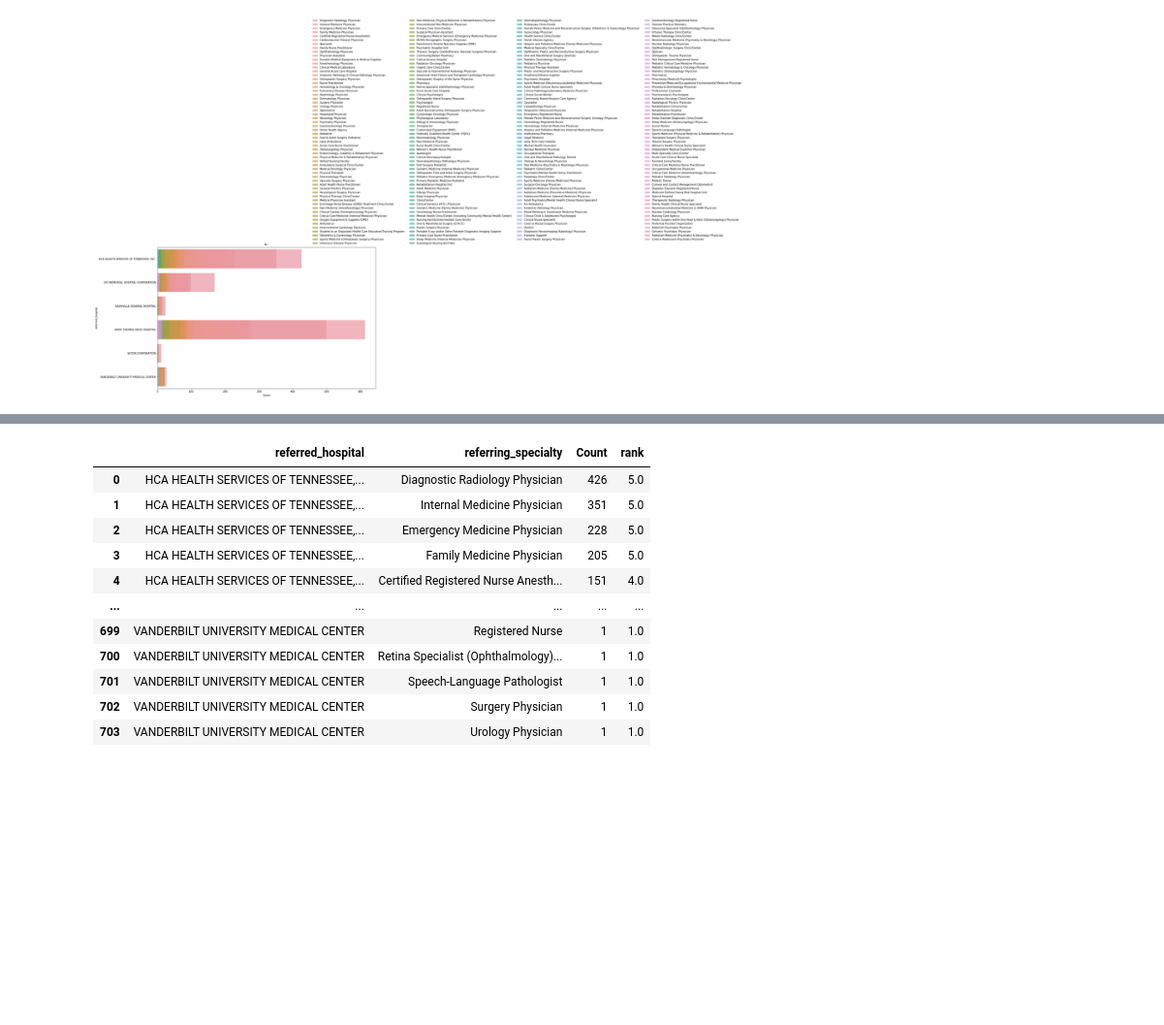
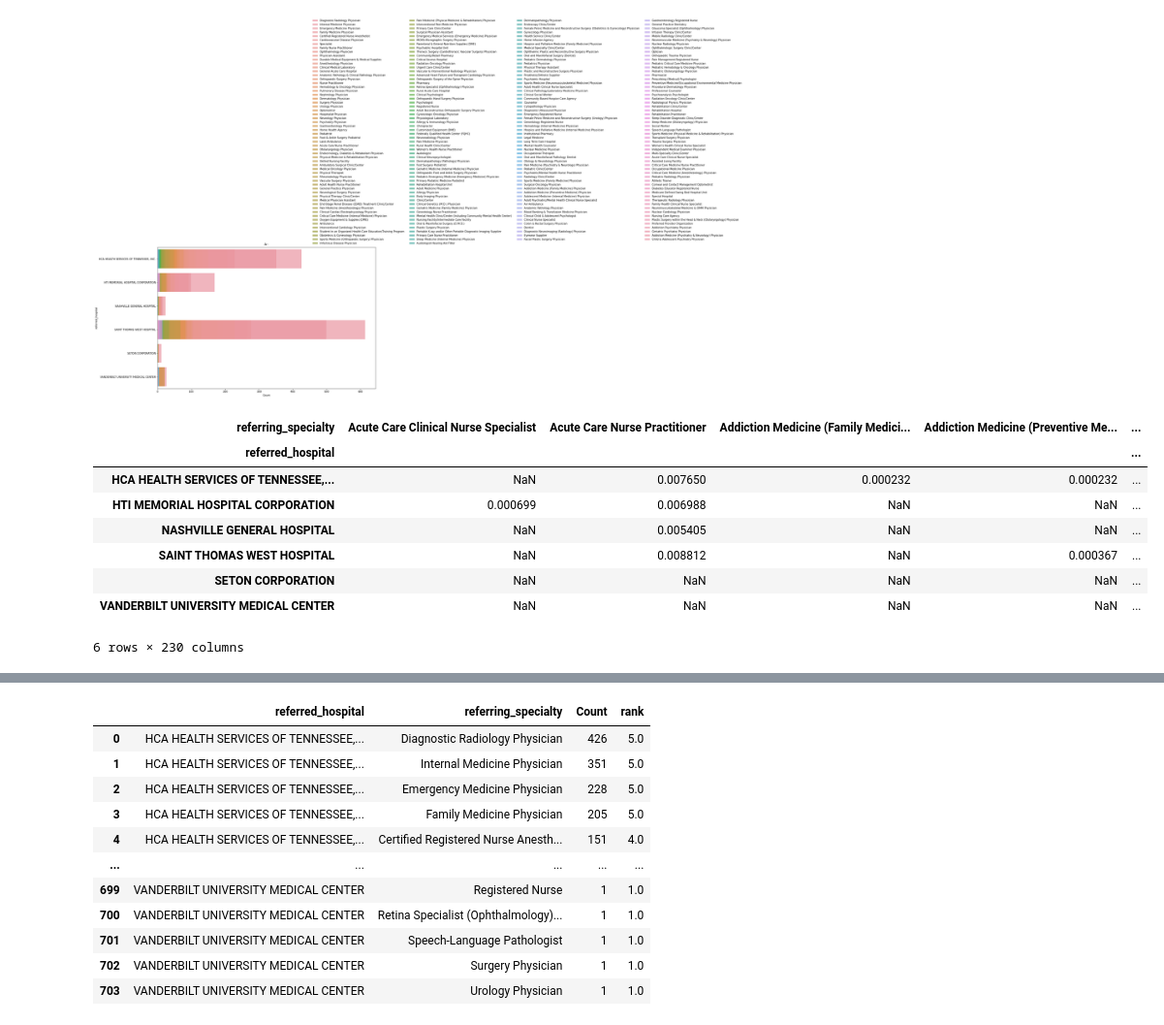
Before and after one commit to jmayf123/Hop_Teaming_Project, a Jupyter notebook: ht_eda_et.ipynb, the cells around one changed output, grey strips where cells are left out. Shown: that part at 97% size. Cells and saved outputs as stored; diff of their text form; code cells hidden in the pictures; blank space fills up the shorter version.

```diff
--- a/ht_eda_et.ipynb
+++ b/ht_eda_et.ipynb
@@ -310,3 +337,17 @@ plt.title('A--')
 plt.show()
 # %% [output]
 [figure]
+# %%
+pct_table = refs_to_nash.groupby('referred_hospital')['referring_specialty'].value_counts() / refs_to_nash.groupby('referred_hospital')['referring_specialty'].count()
+pct_table = pct_table.unstack(level =1)
+pct_table
+# %% [output]
+| referring_specialty | Acute Care Clinical Nurse Specialist | Acute Care Nurse Practitioner | Addiction Medicine (Family Medici... | Addiction Medicine (Preventive Me... | ... |
+| referred_hospital |  |  |  |  | ... |
+| HCA HEALTH SERVICES OF TENNESSEE,... | NaN | 0.007650 | 0.000232 | 0.000232 | ... |
+| HTI MEMORIAL HOSPITAL CORPORATION | 0.000699 | 0.006988 | NaN | NaN | ... |
+| NASHVILLE GENERAL HOSPITAL | NaN | 0.005405 | NaN | NaN | ... |
+| SAINT THOMAS WEST HOSPITAL | NaN | 0.008812 | NaN | 0.000367 | ... |
+| SETON CORPORATION | NaN | NaN | NaN | NaN | ... |
+| VANDERBILT UNIVERSITY MEDICAL CENTER | NaN | NaN | NaN | NaN | ... |
+6 rows × 230 columns
```
Also changed, not shown: parts of 23 cells of this notebook.
